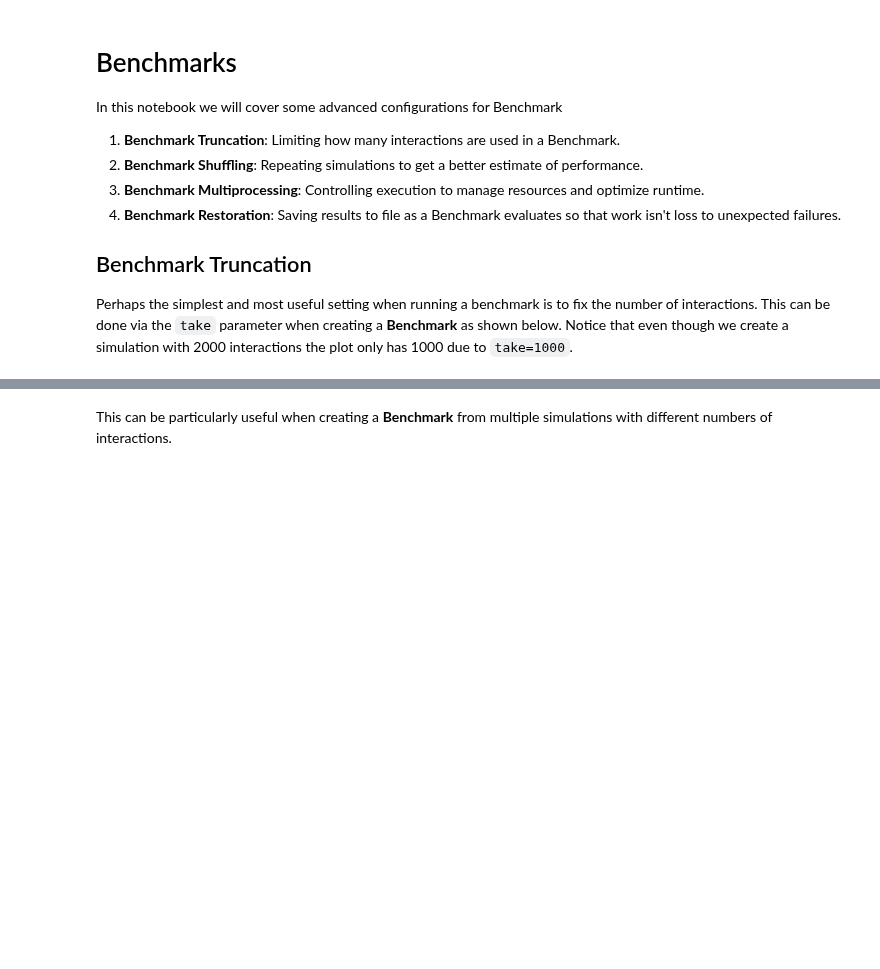
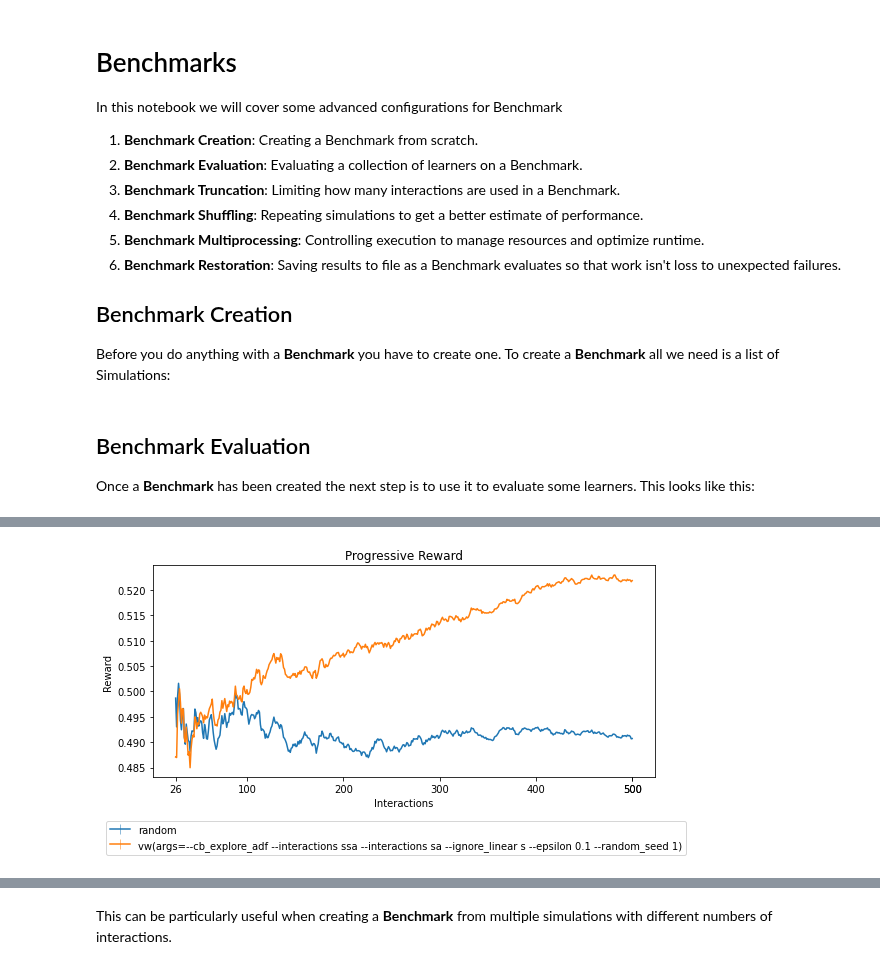
Before and after one commit to VowpalWabbit/coba, a Jupyter notebook: examples/notebooks/Benchmarks.ipynb, the cells around one changed output, grey strips where cells are left out. Cells and saved outputs as stored; diff of their text form; code cells hidden in the pictures; blank space fills up the shorter version.

```diff
--- a/examples/notebooks/Benchmarks.ipynb
+++ b/examples/notebooks/Benchmarks.ipynb
@@ -1,11 +1,25 @@
 # %% [markdown]
 # Benchmarks
 In this notebook we will cover some advanced configurations for Benchmark
-1. **Benchmark Truncation**: Limiting how many interactions are used in a Benchmark.
-2. **Benchmark Shuffling**: Repeating simulations to get a better estimate of performance.
-3. **Benchmark Multiprocessing**: Controlling execution to manage resources and optimize runtime.
-4. **Benchmark Restoration**: Saving results to file as a Benchmark evaluates so that work isn't loss to unexpected failures.
+1. **Benchmark Creation**: Creating a Benchmark from scratch.
+2. **Benchmark Evaluation**: Evaluating a collection of learners on a Benchmark.
+3. **Benchmark Truncation**: Limiting how many interactions are used in a Benchmark.
+4. **Benchmark Shuffling**: Repeating simulations to get a better estimate of performance.
+5. **Benchmark Multiprocessing**: Controlling execution to manage resources and optimize runtime.
+6. **Benchmark Restoration**: Saving results to file as a Benchmark evaluates so that work isn't loss to unexpected failures.
 
-## Benchmark Truncation
-
-Perhaps the simplest and most useful setting when running a benchmark is to fix the number of interactions. This can be done via the `take` parameter when creating a **Benchmark** as shown below. Notice that even though we create a simulation with 2000 interactions the plot only has 1000 due to `take=1000`.
+## Benchmark Creation
+Before you do anything with a **Benchmark** you have to create one. To create a **Benchmark** all we need is a list of Simulations:
+# %%
+from coba.simulations import ValidationSimulation
+from coba.benchmarks  import Benchmark
+
+#this creates our benchmark. There are more options that can be passed here. These are discussed further down.
+benchmark = Benchmark([ValidationSimulation()])
+# %% [markdown]
+## Benchmark Evaluation
+Once a **Benchmark** has been created the next step is to use it to evaluate some learners. This looks like this:
+# %%
+from coba.learners import RandomLearner, VowpalLearner
+benchmark.evaluate([RandomLearner(),VowpalLearner()]).plot_learners()
+# %% [output]
@@ -11,0 +31 @@ Perhaps the simplest and most useful setting when running a benchmark is to fix
+[figure, added]
```
Also changed, not shown: parts of 5 cells of this notebook, 1 other file.
